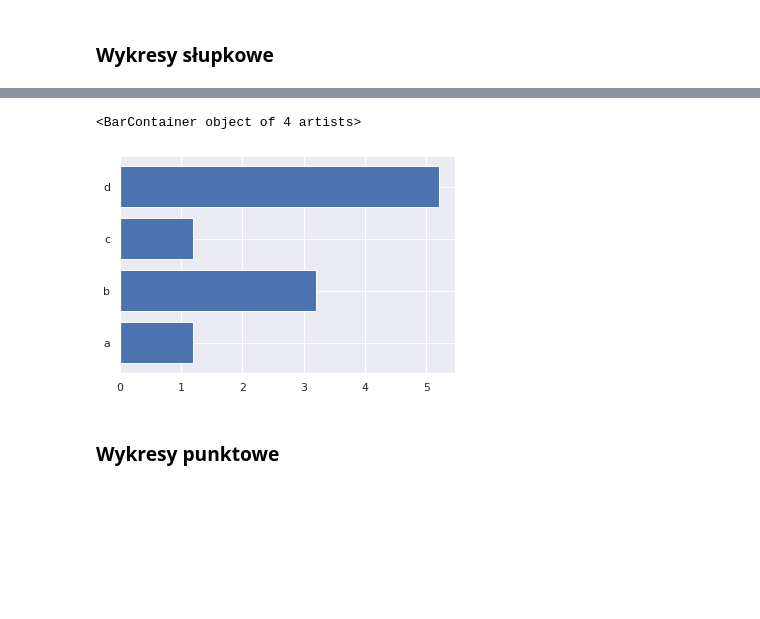
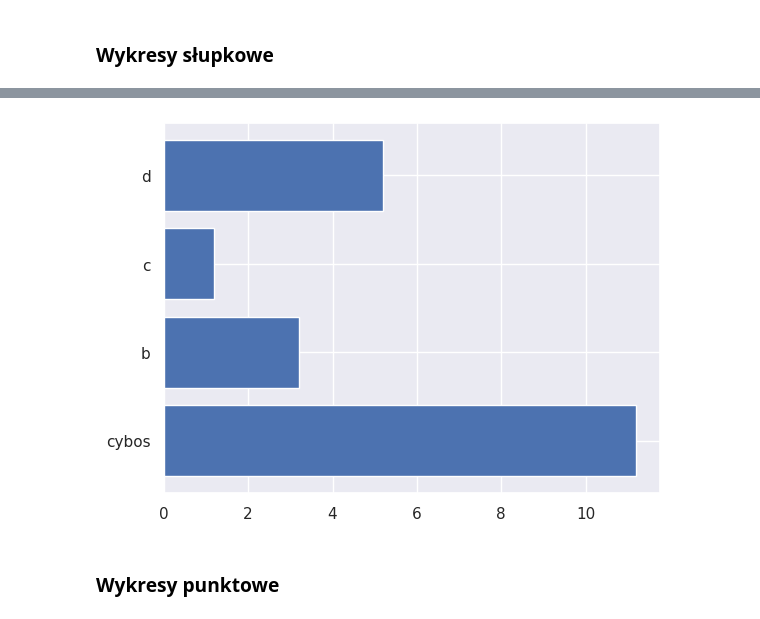
Before and after one commit to sebekpro/python-ds, a Jupyter notebook: 03_wizualizacje_danych/01_matplotlib_intro.ipynb, the cells around one changed output, grey strips where cells are left out. Cells and saved outputs as stored; diff of their text form; code cells hidden in the pictures; blank space fills up the shorter version.

```diff
--- a/03_wizualizacje_danych/01_matplotlib_intro.ipynb
+++ b/03_wizualizacje_danych/01_matplotlib_intro.ipynb
@@ -111,8 +110,7 @@ plt.bar(x=['a', 'b', 'c', 'd'], height=[1.2, 3.2, 1.2, 5.2])
 # %%
-plt.barh(y=['a', 'b', 'c', 'd'], width=[1.2, 3.2, 1.2, 5.2])
+_ = plt.barh(y=['cybos', 'b', 'c', 'd'], width=[11.2, 3.2, 1.2, 5.2])
 # %% [output]
-<BarContainer object of 4 artists>
-[figure, old version]
+[figure, new version]
 # %% [markdown]
 ### <a name='4'> </a> Wykresy punktowe
 # %%
```
Also changed, not shown: parts of 6 cells of this notebook.
